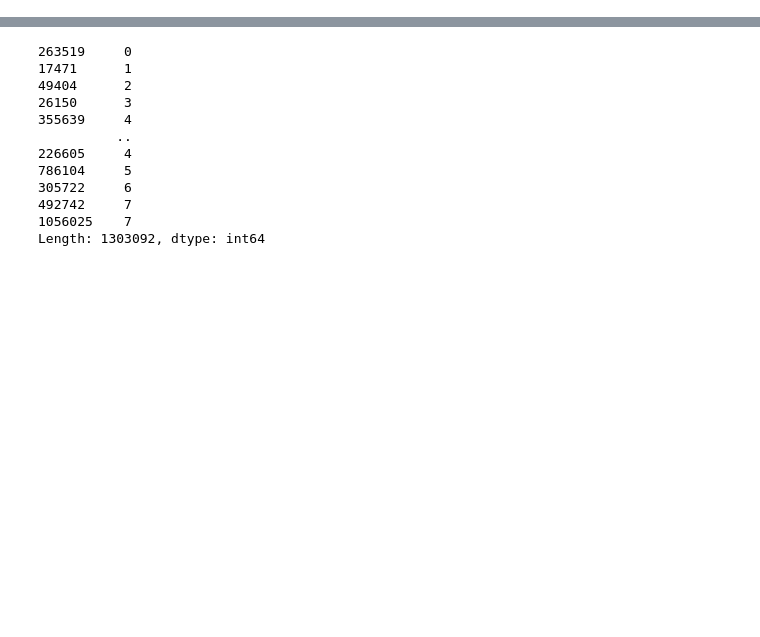
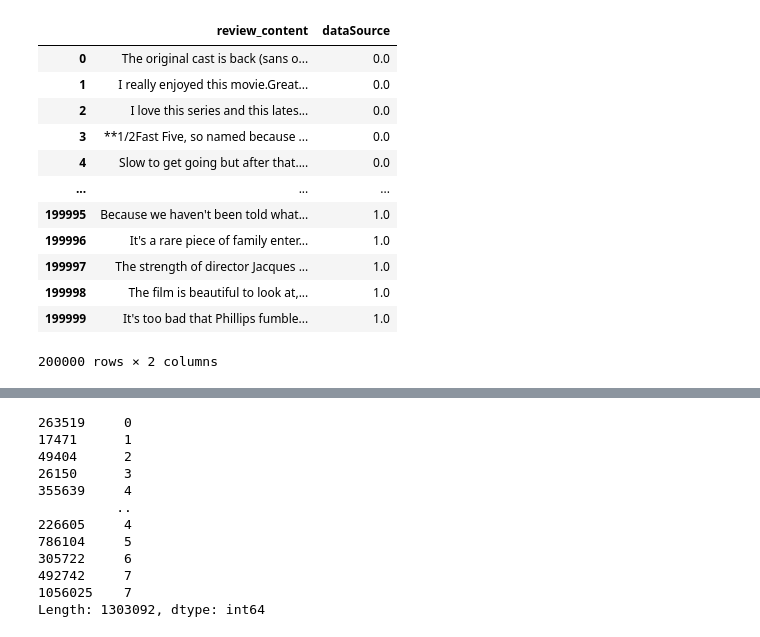
Before and after one commit to bKolisnik/CSC2515FinalProject, a Jupyter notebook: DataEngineering.ipynb, the cells around one changed output, grey strips where cells are left out. Cells and saved outputs as stored; diff of their text form; code cells hidden in the pictures; blank space fills up the shorter version.

```diff
--- a/DataEngineering.ipynb
+++ b/DataEngineering.ipynb
@@ -36,0 +35,33 @@ bert_training.to_pickle('bert_training.pkl')
+# %%
+# Combine the rotten tomatoes and amazon dataset
+rotten_df = pd.read_csv('./data/rotten_tomatoes_critic_reviews.csv.zip')
+rotten_df = rotten_df[rotten_df.critic_name.notna()]
+rotten_df = rotten_df[rotten_df.review_content.notna()]
+
+rotten_df_num_rows = 100000
+rotten_df = rotten_df[['review_content']].sample(n = rotten_df_num_rows)
+
+rotten_df['review_content'] = rotten_df['review_content'].str.replace('"','')
+
+rotten_df['dataSource'] = np.ones(len(rotten_df))
+bert_training['dataSource'] = np.zeros(len(bert_training))
+
+mix_df = bert_training[['reviewText', 'dataSource']]
+mix_df.columns = ['review_content', 'dataSource']
+mix_df = mix_df.append(rotten_df, ignore_index = True)
+
+mix_df
+# %% [output]
+|  | review_content | dataSource |
+| 0 | The original cast is back (sans o... | 0.0 |
+| 1 | I really enjoyed this movie.Great... | 0.0 |
+| 2 | I love this series and this lates... | 0.0 |
+| 3 | **1/2Fast Five, so named because ... | 0.0 |
+| 4 | Slow to get going but after that.... | 0.0 |
+| ... | ... | ... |
+| 199995 | Because we haven't been told what... | 1.0 |
+| 199996 | It's a rare piece of family enter... | 1.0 |
+| 199997 | The strength of director Jacques ... | 1.0 |
+| 199998 | The film is beautiful to look at,... | 1.0 |
+| 199999 | It's too bad that Phillips fumble... | 1.0 |
+200000 rows × 2 columns
```
Also changed, not shown: parts of 8 cells of this notebook, 1 other file.
